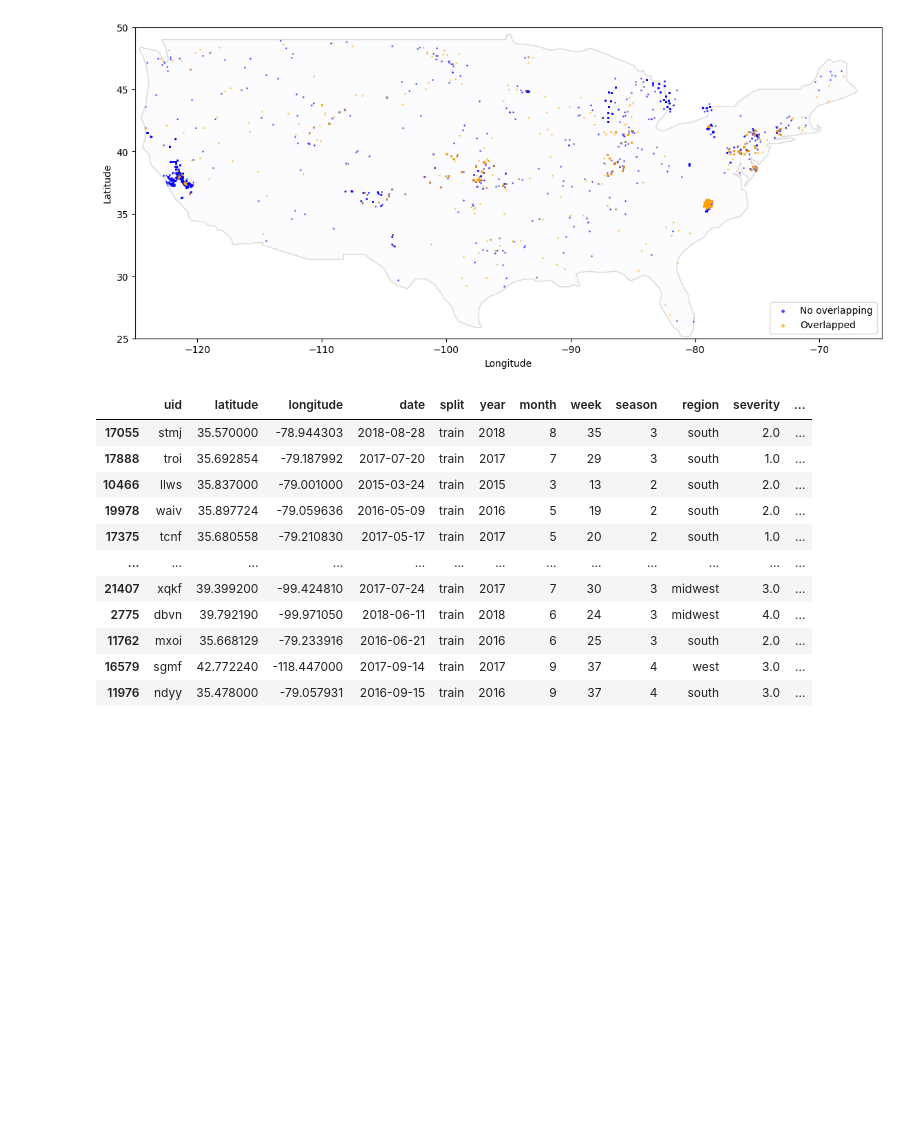
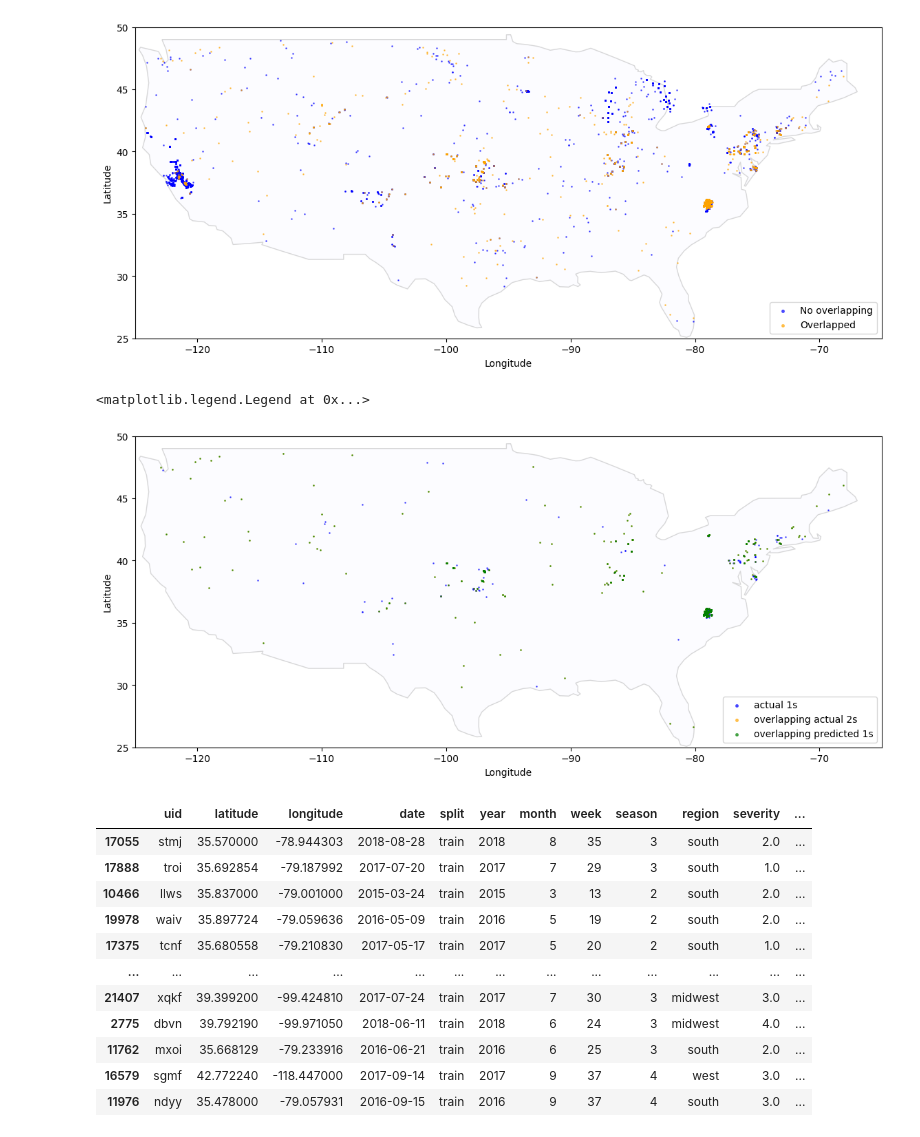
Before and after one commit to k-loki/Algal-bloom-Identification, a Jupyter notebook: notebooks/mt_data_again.ipynb, the cells around one changed output. Drawn from its saved outputs; the diff is of its cells as text; code cells hidden in the pictures; blank space fills up the shorter version.

Commit message:
xgb 1 vs rest overlapping --> 2s @ 0.74

```diff
--- a/notebooks/mt_data_again.ipynb
+++ b/notebooks/mt_data_again.ipynb
@@ -1022,6 +1132,38 @@ plt.legend(loc=4, markerscale=3)
 # %% [output]
 <matplotlib.legend.Legend at 0x...>
 [figure]
+# %%
+fig, ax = plt.subplots(figsize=(14, 9))
+
+# map the preds_temp
+base = world[world.name == "United States of America"].plot(
+    edgecolor="gray", color="ghostwhite", figsize=(9, 4), alpha=0.3, ax=ax
+)
+preds_temp_ = overlapped_[overlapped_.severity == 1]
+geometry = [Point(xy) for xy in zip(preds_temp_["longitude"], preds_temp_["latitude"])]
+gdf = gpd.GeoDataFrame(preds_temp_, geometry=geometry)
+gdf.plot(ax=base, marker=".", markersize=3, color="blue", label="actual 1s", alpha=0.6)
+
+# map the overlapped
+overlapped_ = overlapped_df[overlapped_df.severity == 2]
+geometry = [Point(xy) for xy in zip(overlapped_["longitude"], overlapped_["latitude"])]
+gdf = gpd.GeoDataFrame(overlapped_, geometry=geometry)
+gdf.plot(ax=base, marker=".", markersize=3, color="orange", label="overlapping actual 2s", alpha=0.6)
+
+
+overlapped_ = overlapped_[overlapped_.severity == 2]
+geometry = [Point(xy) for xy in zip(overlapped_["longitude"], overlapped_["latitude"])]
+gdf = gpd.GeoDataFrame(overlapped_, geometry=geometry)
+gdf.plot(ax=base, marker=".", markersize=3, color="green", label="overlapping predicted 1s", alpha=0.6)
+
+plt.xlabel("Longitude")
+plt.ylabel("Latitude")
+plt.xlim([-125, -65])
+plt.ylim([25, 50])
+plt.legend(loc=4, markerscale=3)
+# %% [output]
+<matplotlib.legend.Legend at 0x...>
+[figure, added]
 # %%
 overlapped_df = data.loc[overlapped.index]
 overlapped_df
```
Also changed, not shown: parts of 20 cells of this notebook.
